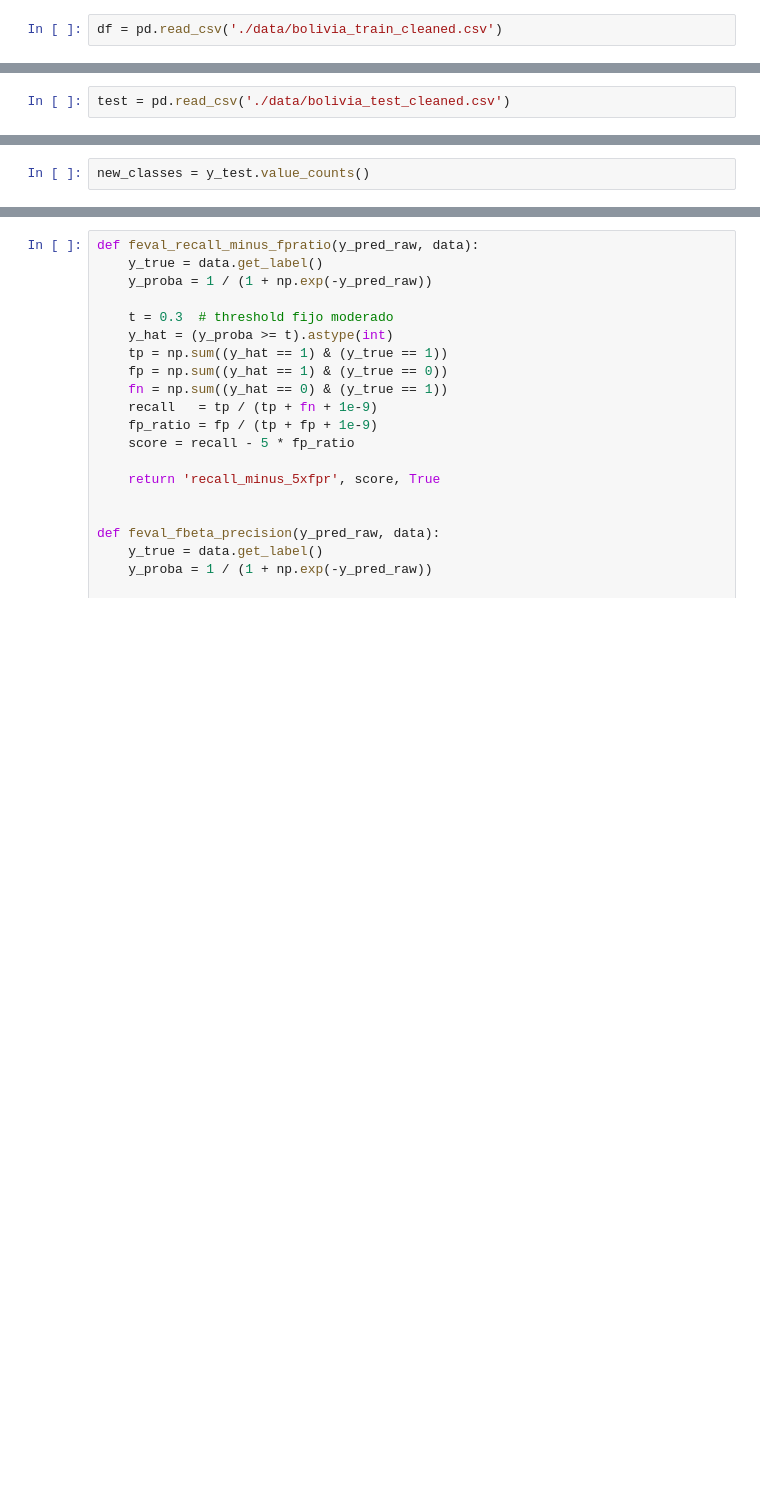
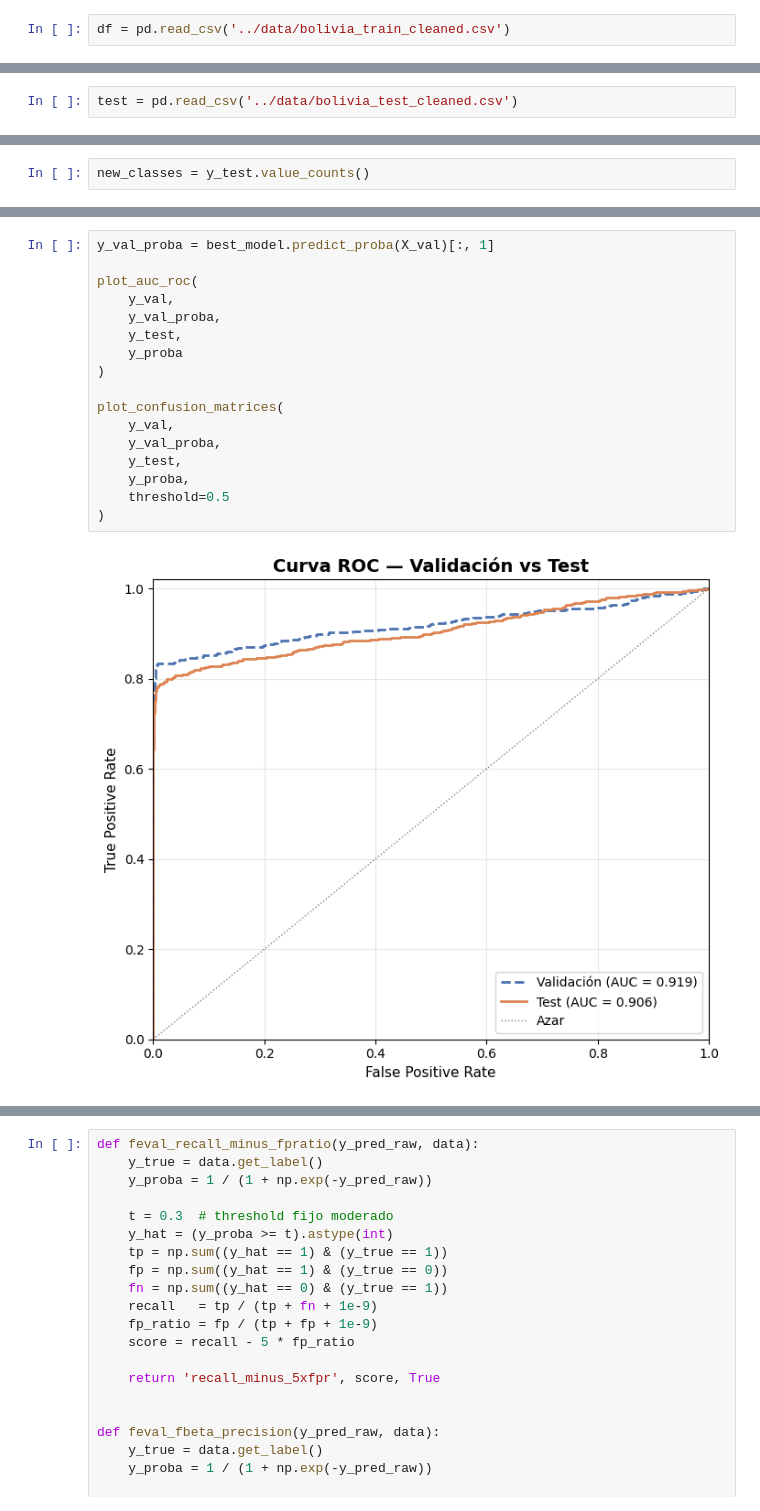
Before and after one commit to PedroPabloGuzmanMayen/Proyecto_PlusTI, a Jupyter notebook: objetivo1/Modelos.ipynb, the cells around one changed output, grey strips where cells are left out. Saved outputs shown, nothing was run; the diff lists cells and outputs as text; blank space fills up the shorter version.

```diff
--- a/objetivo1/Modelos.ipynb
+++ b/objetivo1/Modelos.ipynb
@@ -27,5 +403,5 @@ warnings.filterwarnings("ignore")
 # %%
-df = pd.read_csv('./data/bolivia_train_cleaned.csv')
+df = pd.read_csv('../data/bolivia_train_cleaned.csv')
 # %%
 df.head()
 # %% [output]
@@ -58,7 +434,7 @@ bool_cols = X_train.select_dtypes(include=['bool']).columns
 
 X_train[bool_cols] = X_train[bool_cols].astype(int)
 # %%
-test = pd.read_csv('./data/bolivia_test_cleaned.csv')
+test = pd.read_csv('../data/bolivia_test_cleaned.csv')
 # %%
 x_test = test.drop(['is_fraud', 'transaction_id'], axis=1)
 y_test = test['is_fraud']
@@ -269,0 +716,19 @@ weighted avg       0.98      0.98      0.98     16167
+# %%
+y_val_proba = best_model.predict_proba(X_val)[:, 1]
+
+plot_auc_roc(
+    y_val,
+    y_val_proba,
+    y_test,
+    y_proba
+)
+
+plot_confusion_matrices(
+    y_val,
+    y_val_proba,
+    y_test,
+    y_proba,
+    threshold=0.5
+)
+# %% [output]
+[figure, added]
```
Also changed, not shown: parts of 16 cells of this notebook, 40 other files.
